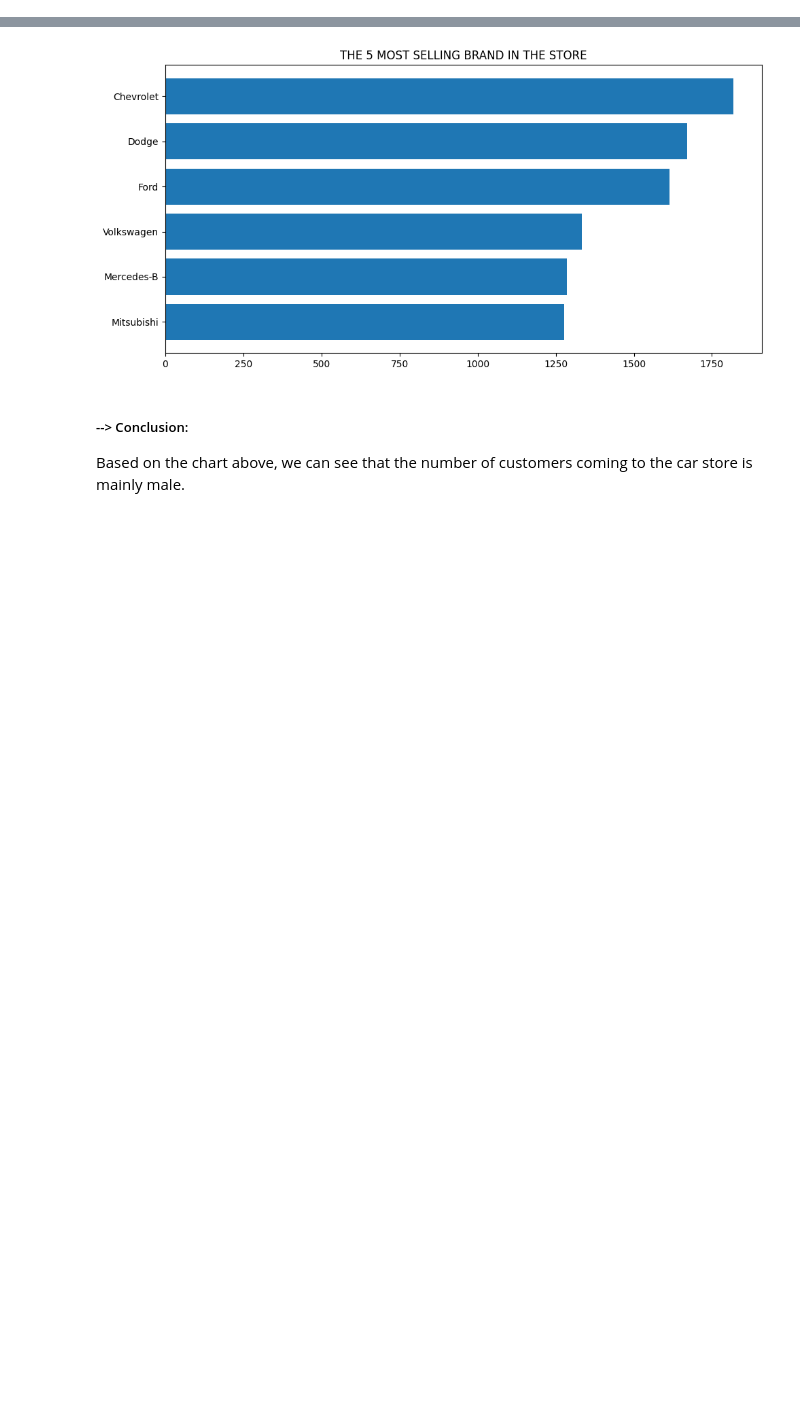
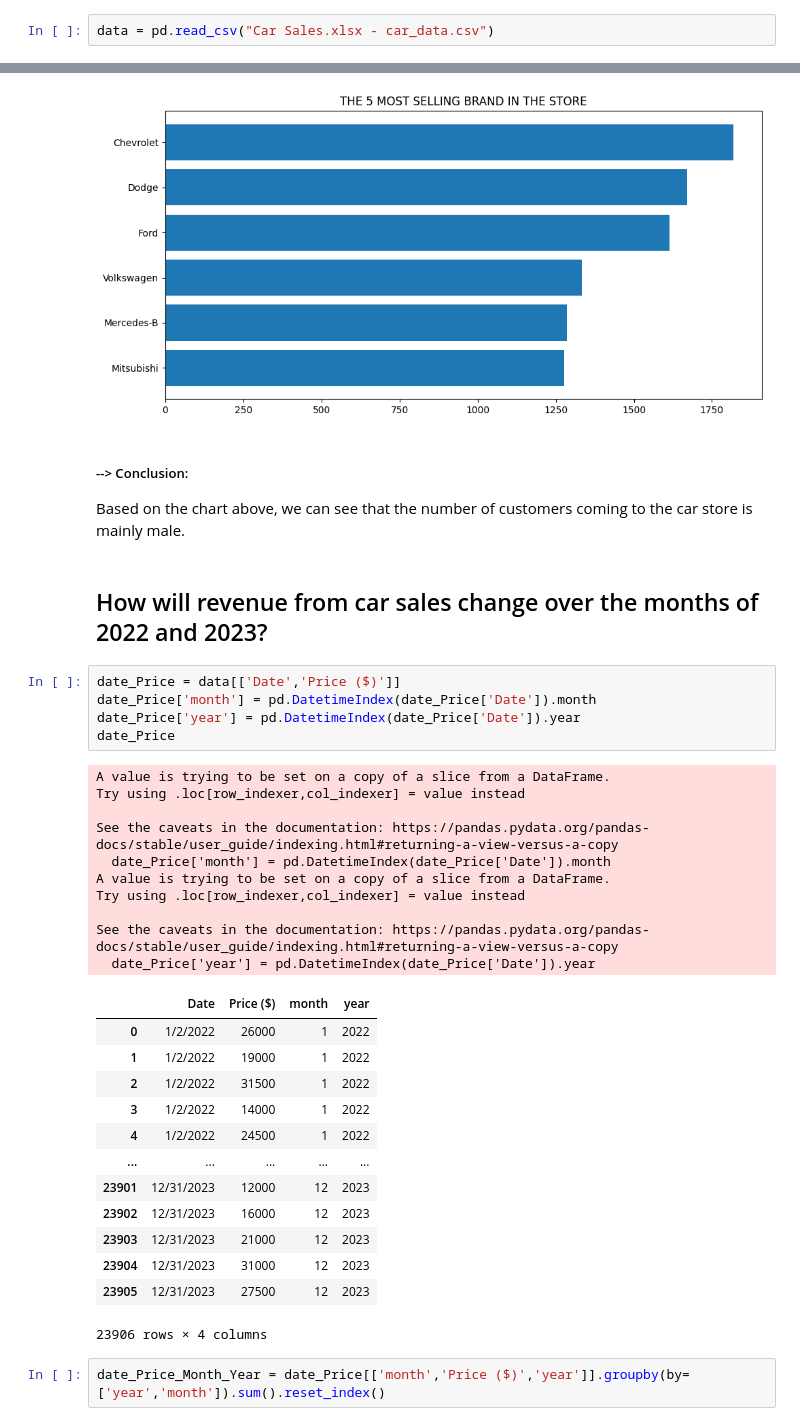
Before and after one commit to dontask1124/ANALYZING-CAR-SALES-DATA-USING-PYTHON, a Jupyter notebook: main.ipynb, the cells around one changed output, grey strips where cells are left out. Cells and saved outputs as stored; diff of their text form; blank space fills up the shorter version.

```diff
--- a/main.ipynb
+++ b/main.ipynb
@@ -9,3 +30,5 @@ import matplotlib.pyplot as plt
+# %%
+data = pd.read_csv("Car Sales.xlsx - car_data.csv")
 # %%
 data
 # %% [output]
@@ -89,3 +112,36 @@ plt.show()
 [figure]
 # %% [markdown]
 <h5>--> Conclusion:</h5> <p>Based on the chart above, we can see that the number of customers coming to the car store is mainly male.
+# %% [markdown]
+<h2>How will revenue from car sales change over the months of 2022 and 2023?</h2>
+# %%
+date_Price = data[['Date','Price ($)']]
+date_Price['month'] = pd.DatetimeIndex(date_Price['Date']).month
+date_Price['year'] = pd.DatetimeIndex(date_Price['Date']).year
+date_Price
+# %% [output]
+A value is trying to be set on a copy of a slice from a DataFrame.
+Try using .loc[row_indexer,col_indexer] = value instead
+
+See the caveats in the documentation: https://pandas.pydata.org/pandas-docs/stable/user_guide/indexing.html#returning-a-view-versus-a-copy
+  date_Price['month'] = pd.DatetimeIndex(date_Price['Date']).month
+A value is trying to be set on a copy of a slice from a DataFrame.
+Try using .loc[row_indexer,col_indexer] = value instead
+
+See the caveats in the documentation: https://pandas.pydata.org/pandas-docs/stable/user_guide/indexing.html#returning-a-view-versus-a-copy
+  date_Price['year'] = pd.DatetimeIndex(date_Price['Date']).year
+|  | Date | Price ($) | month | year |
+| 0 | 1/2/2022 | 26000 | 1 | 2022 |
+| 1 | 1/2/2022 | 19000 | 1 | 2022 |
+| 2 | 1/2/2022 | 31500 | 1 | 2022 |
+| 3 | 1/2/2022 | 14000 | 1 | 2022 |
+| 4 | 1/2/2022 | 24500 | 1 | 2022 |
+| ... | ... | ... | ... | ... |
+| 23901 | 12/31/2023 | 12000 | 12 | 2023 |
+| 23902 | 12/31/2023 | 16000 | 12 | 2023 |
+| 23903 | 12/31/2023 | 21000 | 12 | 2023 |
+| 23904 | 12/31/2023 | 31000 | 12 | 2023 |
+| 23905 | 12/31/2023 | 27500 | 12 | 2023 |
+23906 rows × 4 columns
+# %%
+date_Price_Month_Year = date_Price[['month','Price ($)','year']].groupby(by=['year','month']).sum().reset_index()
```
Also changed, not shown: parts of 6 cells of this notebook.
